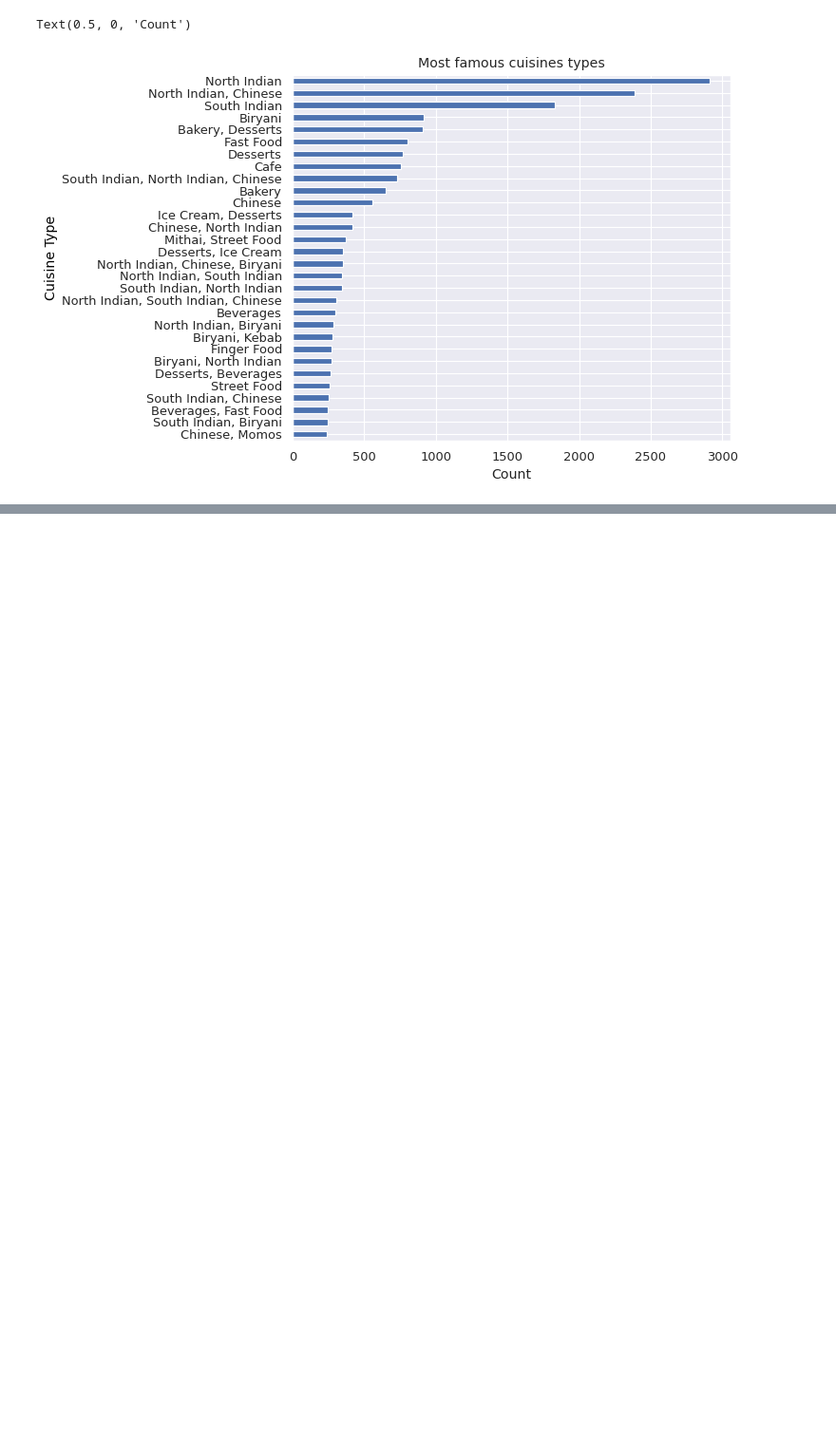
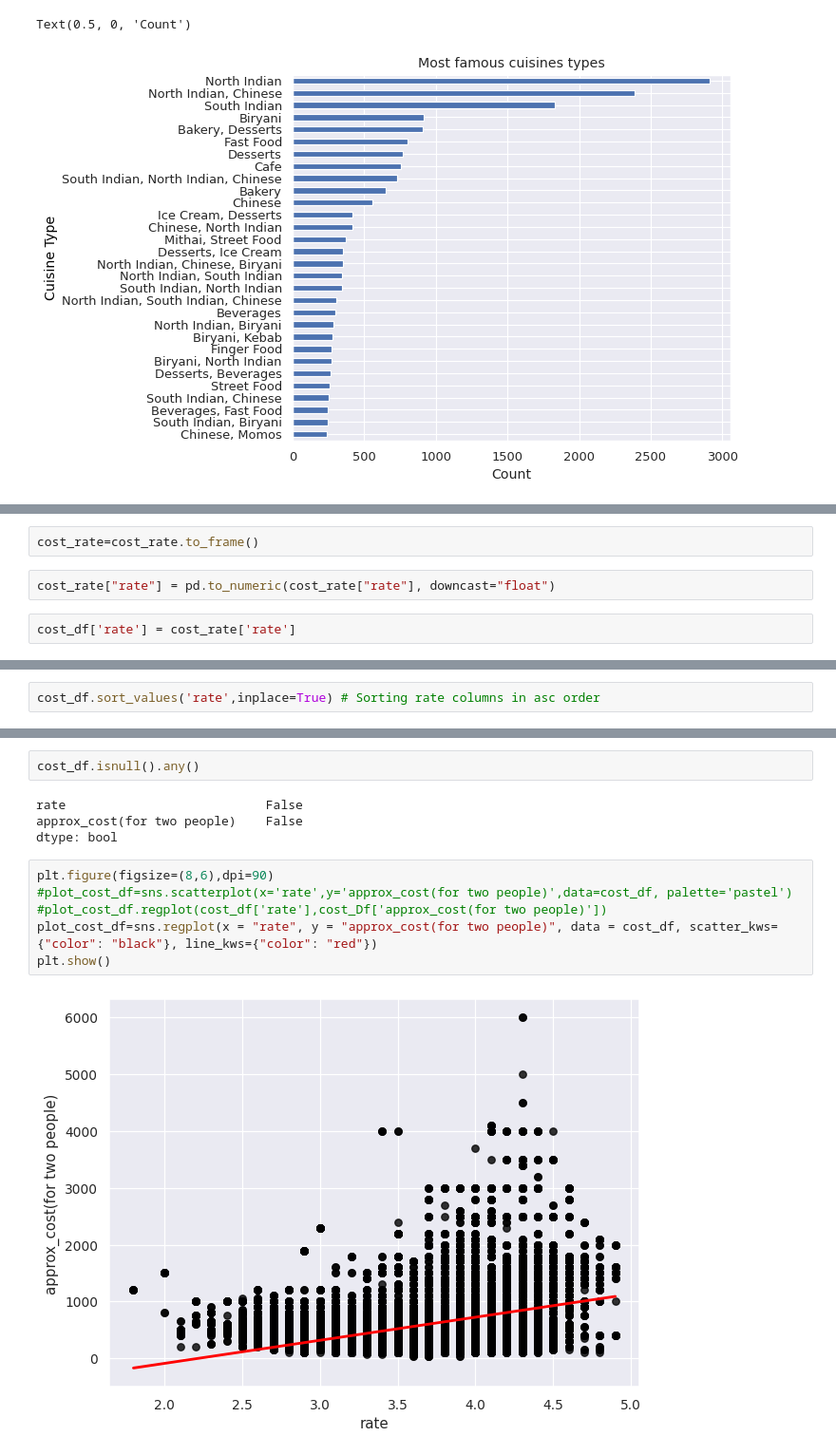
Before and after one commit to harshlohani/zomato-analysis, a Jupyter notebook: zomato_bengaluru.ipynb, the cells around one changed output, grey strips where cells are left out. Shown at 95% size. Cells and saved outputs as stored; diff of their text form; blank space fills up the shorter version.

Commit message:
added new section cost factor analysis and ratings distribution graph with calculated correlation coefficient

```diff
--- a/zomato_bengaluru.ipynb
+++ b/zomato_bengaluru.ipynb
@@ -329,0 +409,6 @@ Text(0.5, 0, 'Count')
+# %%
+cost_rate=cost_rate.to_frame()
+# %%
+cost_rate["rate"] = pd.to_numeric(cost_rate["rate"], downcast="float")
+# %%
+cost_df['rate'] = cost_rate['rate']
@@ -329,0 +441,2 @@ Text(0.5, 0, 'Count')
+# %%
+cost_df.sort_values('rate',inplace=True) # Sorting rate columns in asc order
@@ -329,0 +459,14 @@ Text(0.5, 0, 'Count')
+# %%
+cost_df.isnull().any()
+# %% [output]
+rate                           False
+approx_cost(for two people)    False
+dtype: bool
+# %%
+plt.figure(figsize=(8,6),dpi=90)
+#plot_cost_df=sns.scatterplot(x='rate',y='approx_cost(for two people)',data=cost_df, palette='pastel')
+#plot_cost_df.regplot(cost_df['rate'],cost_Df['approx_cost(for two people)'])
+plot_cost_df=sns.regplot(x = "rate", y = "approx_cost(for two people)", data = cost_df, scatter_kws={"color": "black"}, line_kws={"color": "red"})
+plt.show()
+# %% [output]
+[figure, added]
```
Also changed, not shown: parts of 24 cells of this notebook.
